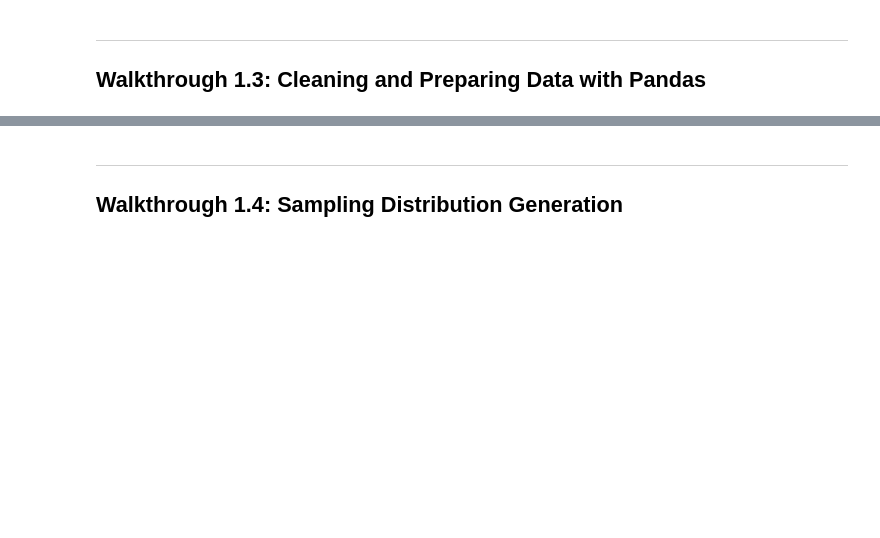
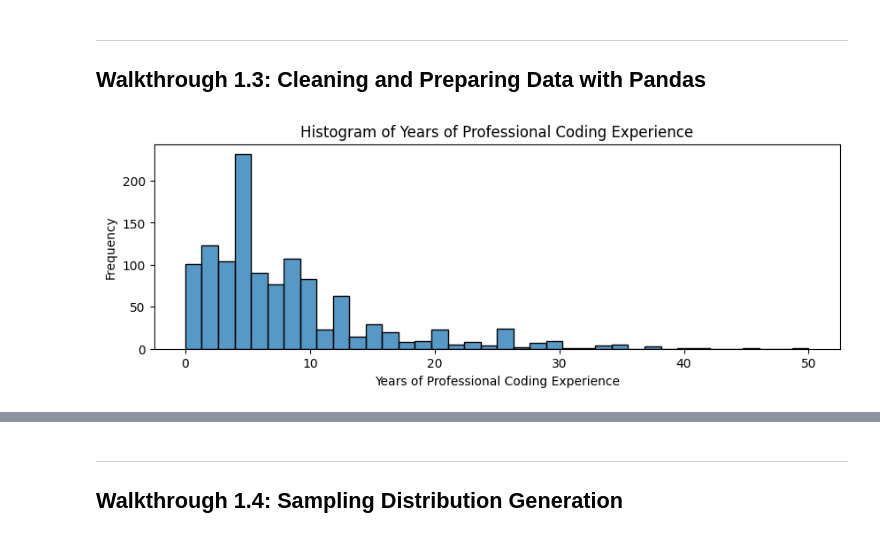
Before and after one commit to ismayc/oreilly-fundamentals-of-statistics-with-python, a Jupyter notebook: exercises_2025-10.ipynb, the cells around one changed output, grey strips where cells are left out. Drawn from its saved outputs; the diff is of its cells as text; code cells hidden in the pictures; blank space fills up the shorter version.

```diff
--- a/exercises_2025-10.ipynb
+++ b/exercises_2025-10.ipynb
@@ -46,5 +46,6 @@ from sklearn.preprocessing import MinMaxScaler, StandardScaler
 ### Exploring a dataset
 # %%
 # Load in the dataset
+data_dev_survey = pd.read_csv("data_dev_survey.csv")
 # %%
 # Display information about the DataFrame
@@ -146,5 +228,13 @@ should be good to proceed here. If not, scroll up and run it.
 ## Walkthrough 1.3: Cleaning and Preparing Data with Pandas
 # %%
 # Histogram for years_code_pro
+plt.figure(figsize=(10, 3))
+sns.histplot(data_dev_survey.years_code_pro);
+plt.title('Histogram of Years of Professional Coding Experience');
+plt.xlabel('Years of Professional Coding Experience');
+plt.ylabel('Frequency');
+plt.show();
+# %% [output]
+[figure, added]
 # %%
 # Set the default figure size for all plots
```
Also changed, not shown: parts of 31 cells of this notebook, 2 other files.
